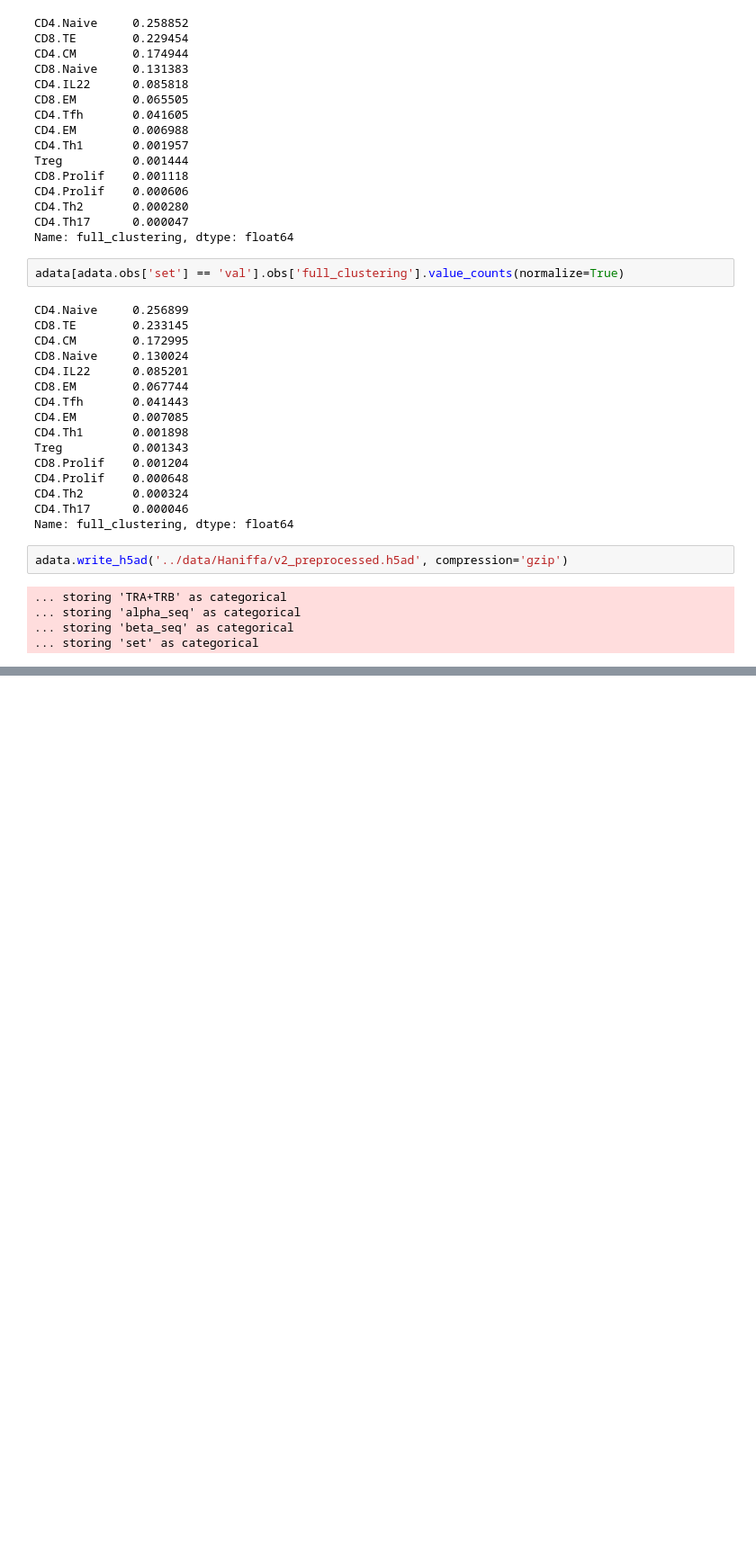
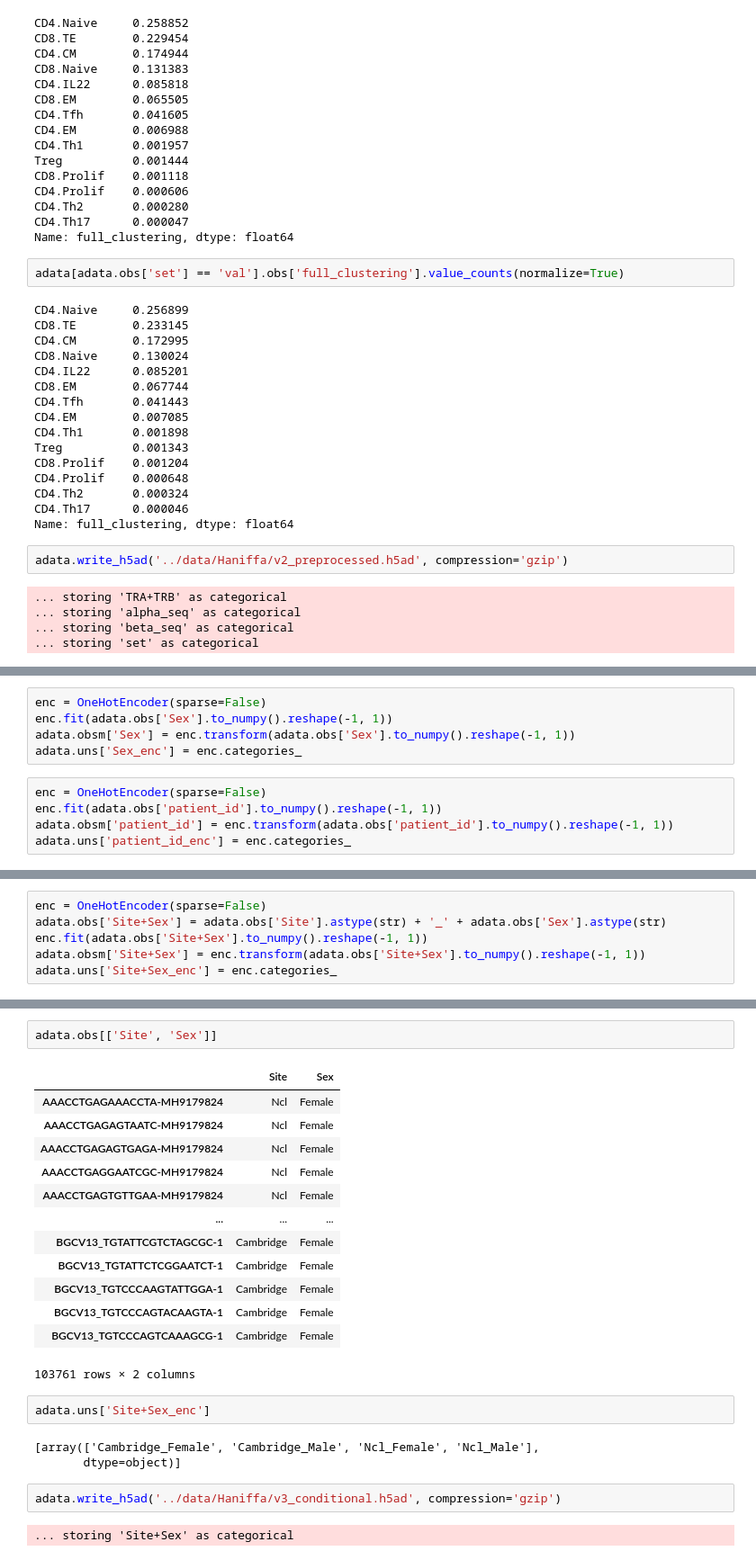
Before and after one commit to SchubertLab/mvTCR, a Jupyter notebook: preprocessing/haniffa_preprocessing.ipynb, the cells around one changed output, grey strips where cells are left out. Shown at 90% size. Saved outputs shown, nothing was run; the diff lists cells and outputs as text; blank space fills up the shorter version.

```diff
--- a/preprocessing/haniffa_preprocessing.ipynb
+++ b/preprocessing/haniffa_preprocessing.ipynb
@@ -478,0 +522,10 @@ adata.write_h5ad('../data/Haniffa/v2_preprocessed.h5ad', compression='gzip')
+# %%
+enc = OneHotEncoder(sparse=False)
+enc.fit(adata.obs['Sex'].to_numpy().reshape(-1, 1))
+adata.obsm['Sex'] = enc.transform(adata.obs['Sex'].to_numpy().reshape(-1, 1))
+adata.uns['Sex_enc'] = enc.categories_
+# %%
+enc = OneHotEncoder(sparse=False)
+enc.fit(adata.obs['patient_id'].to_numpy().reshape(-1, 1))
+adata.obsm['patient_id'] = enc.transform(adata.obs['patient_id'].to_numpy().reshape(-1, 1))
+adata.uns['patient_id_enc'] = enc.categories_
@@ -478,0 +548,6 @@ adata.write_h5ad('../data/Haniffa/v2_preprocessed.h5ad', compression='gzip')
+# %%
+enc = OneHotEncoder(sparse=False)
+adata.obs['Site+Sex'] = adata.obs['Site'].astype(str) + '_' + adata.obs['Sex'].astype(str)
+enc.fit(adata.obs['Site+Sex'].to_numpy().reshape(-1, 1))
+adata.obsm['Site+Sex'] = enc.transform(adata.obs['Site+Sex'].to_numpy().reshape(-1, 1))
+adata.uns['Site+Sex_enc'] = enc.categories_
@@ -478,0 +564,25 @@ adata.write_h5ad('../data/Haniffa/v2_preprocessed.h5ad', compression='gzip')
+# %%
+adata.obs[['Site', 'Sex']]
+# %% [output]
+|  | Site | Sex |
+| AAACCTGAGAAACCTA-MH9179824 | Ncl | Female |
+| AAACCTGAGAGTAATC-MH9179824 | Ncl | Female |
+| AAACCTGAGAGTGAGA-MH9179824 | Ncl | Female |
+| AAACCTGAGGAATCGC-MH9179824 | Ncl | Female |
+| AAACCTGAGTGTTGAA-MH9179824 | Ncl | Female |
+| ... | ... | ... |
+| BGCV13_TGTATTCGTCTAGCGC-1 | Cambridge | Female |
+| BGCV13_TGTATTCTCGGAATCT-1 | Cambridge | Female |
+| BGCV13_TGTCCCAAGTATTGGA-1 | Cambridge | Female |
+| BGCV13_TGTCCCAGTACAAGTA-1 | Cambridge | Female |
+| BGCV13_TGTCCCAGTCAAAGCG-1 | Cambridge | Female |
+103761 rows × 2 columns
+# %%
+adata.uns['Site+Sex_enc']
+# %% [output]
+[array(['Cambridge_Female', 'Cambridge_Male', 'Ncl_Female', 'Ncl_Male'],
+       dtype=object)]
+# %%
+adata.write_h5ad('../data/Haniffa/v3_conditional.h5ad', compression='gzip')
+# %% [output]
+... storing 'Site+Sex' as categorical
```
Also changed, not shown: parts of 11 cells of this notebook, 10 other files.
